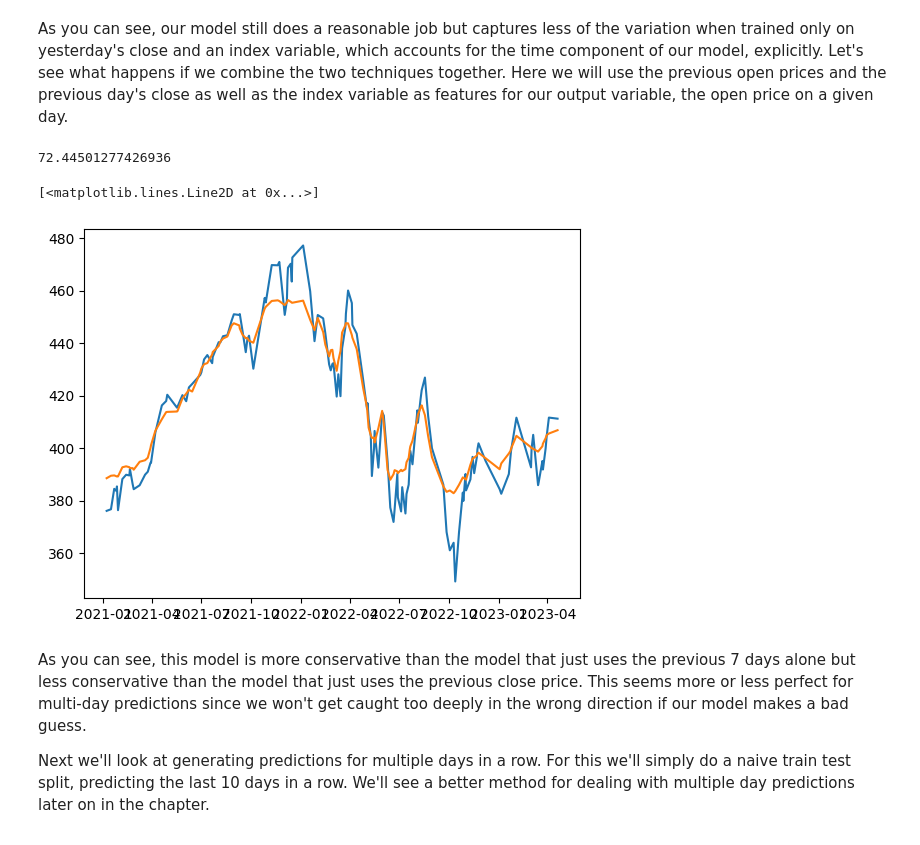
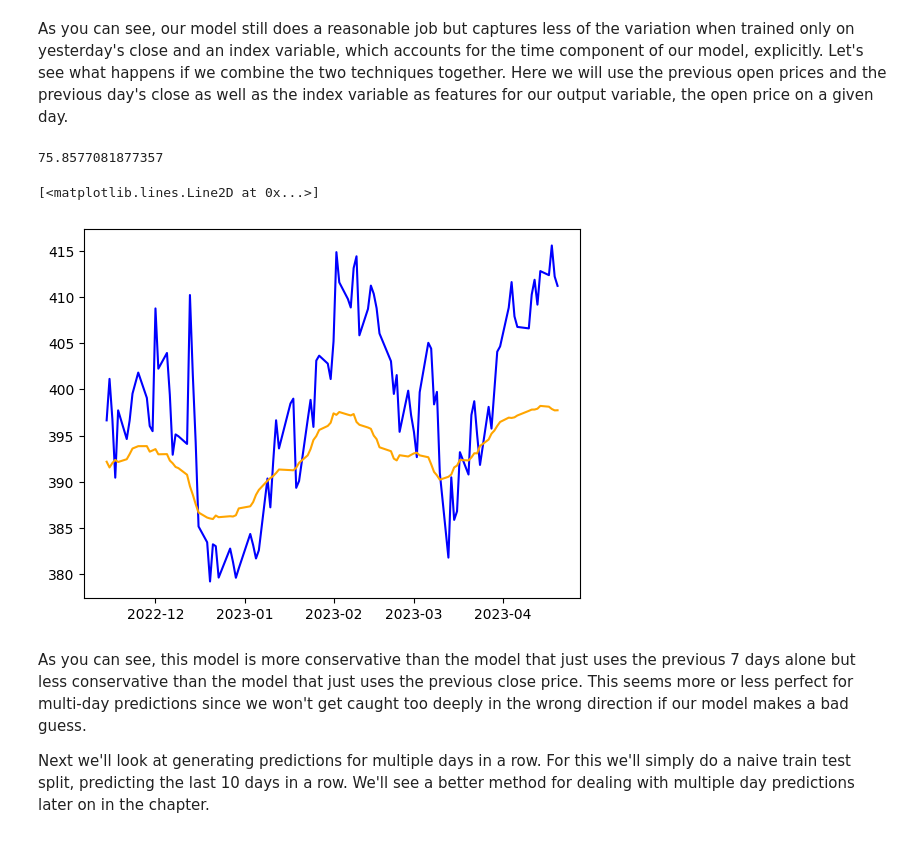
Before and after one commit to EricSchles/datascience_book, a Jupyter notebook: 6/Introduction to timeseries modeling.ipynb, the cells around one changed output. Drawn from its saved outputs; the diff is of its cells as text; code cells hidden in the pictures.

```diff
--- a/6/Introduction to timeseries modeling.ipynb
+++ b/6/Introduction to timeseries modeling.ipynb
@@ -412,32 +412,33 @@ open_training = generate_dataset_with_index_and_previous_days(sample, "Open")
 # %%
 from sklearn.model_selection import train_test_split
 from sklearn.svm import SVR
 from sklearn.metrics import mean_squared_error
 import matplotlib.pyplot as plt
 
 y = open_training["Open"]
 y.reset_index().drop("Date", axis=1, inplace=True)
 X = open_training.copy()
 X.drop("Open", axis=1, inplace=True)
 date_index = X.index.values
 X = X.reset_index().drop("Date", axis=1)
 split = int(len(X) - (len(X) * 0.2))
 X_train, X_test, y_train, y_test = (X.iloc[:split], X.iloc[split+8:], y.iloc[:split], y.iloc[split+8:])
 date_index = date_index[split+8:]
 model = SVR()
 model.fit(X_train, y_train)
 y_pred = model.predict(X_test)
 print(mean_squared_error(y_pred, y_test))
 viz_results_df = X_test.copy()
+viz_results_df.index = date_index
 viz_results_df["y_test"] = y_test
 viz_results_df["y_pred"] = y_pred
 viz_results_df.sort_index(inplace=True)
-plt.plot(viz_results_df.index, viz_results_df["y_test"])
-plt.plot(viz_results_df.index, viz_results_df["y_pred"])
+plt.plot(viz_results_df.index, viz_results_df["y_test"], color="blue")
+plt.plot(viz_results_df.index, viz_results_df["y_pred"], color="orange")
 # %% [output]
-72.44501277426936
+75.8577081877357
 [<matplotlib.lines.Line2D at 0x...>]
-[figure, old version]
+[figure, new version]
 # %% [markdown]
 As you can see, this model is more conservative than the model that just uses the previous 7 days alone but less conservative than the model that just uses the previous close price.  This seems more or less perfect for multi-day predictions since we won't get caught too deeply in the wrong direction if our model makes a bad guess.
 
```
Also changed, not shown: parts of 1 cell of this notebook.
